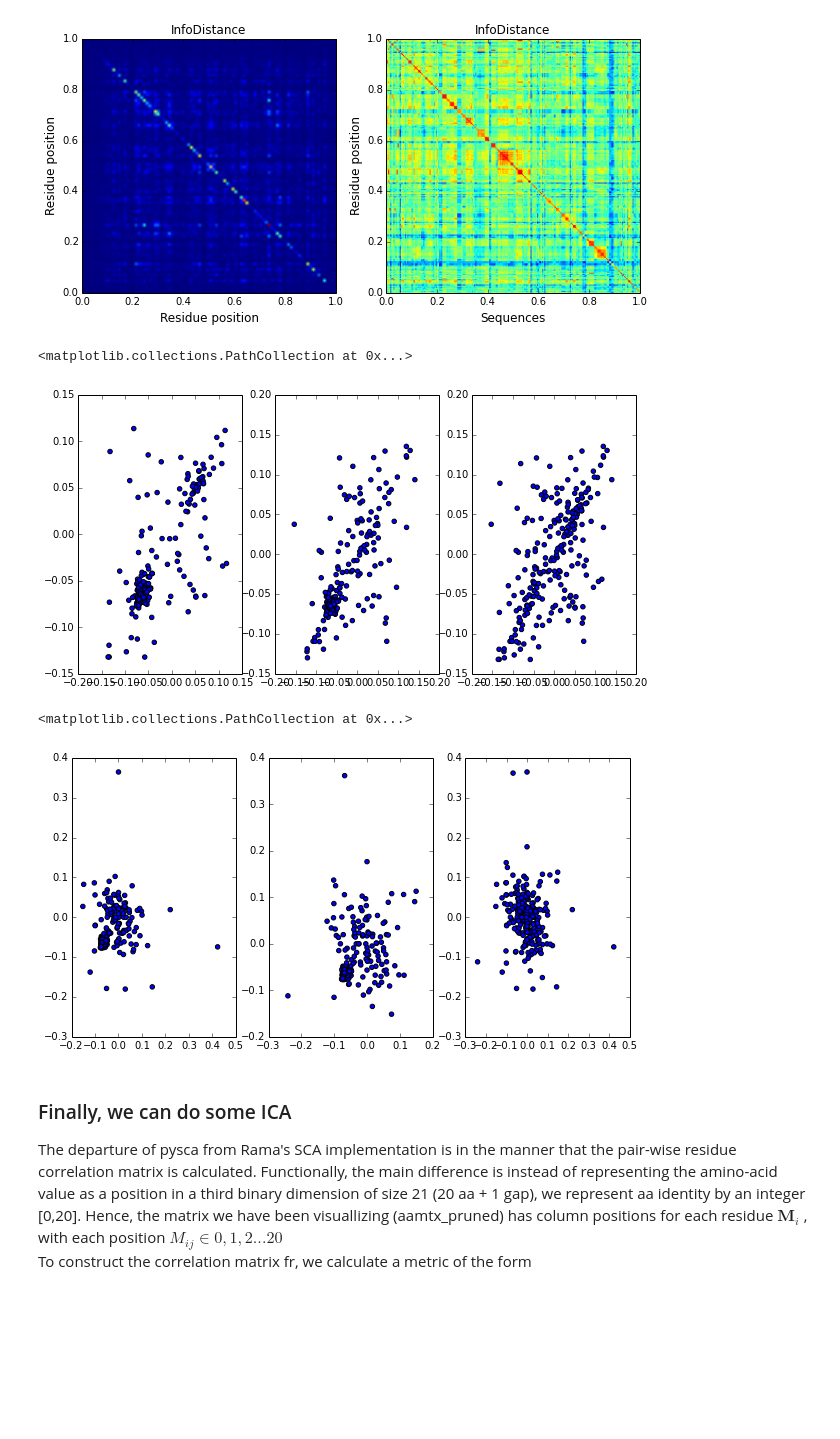
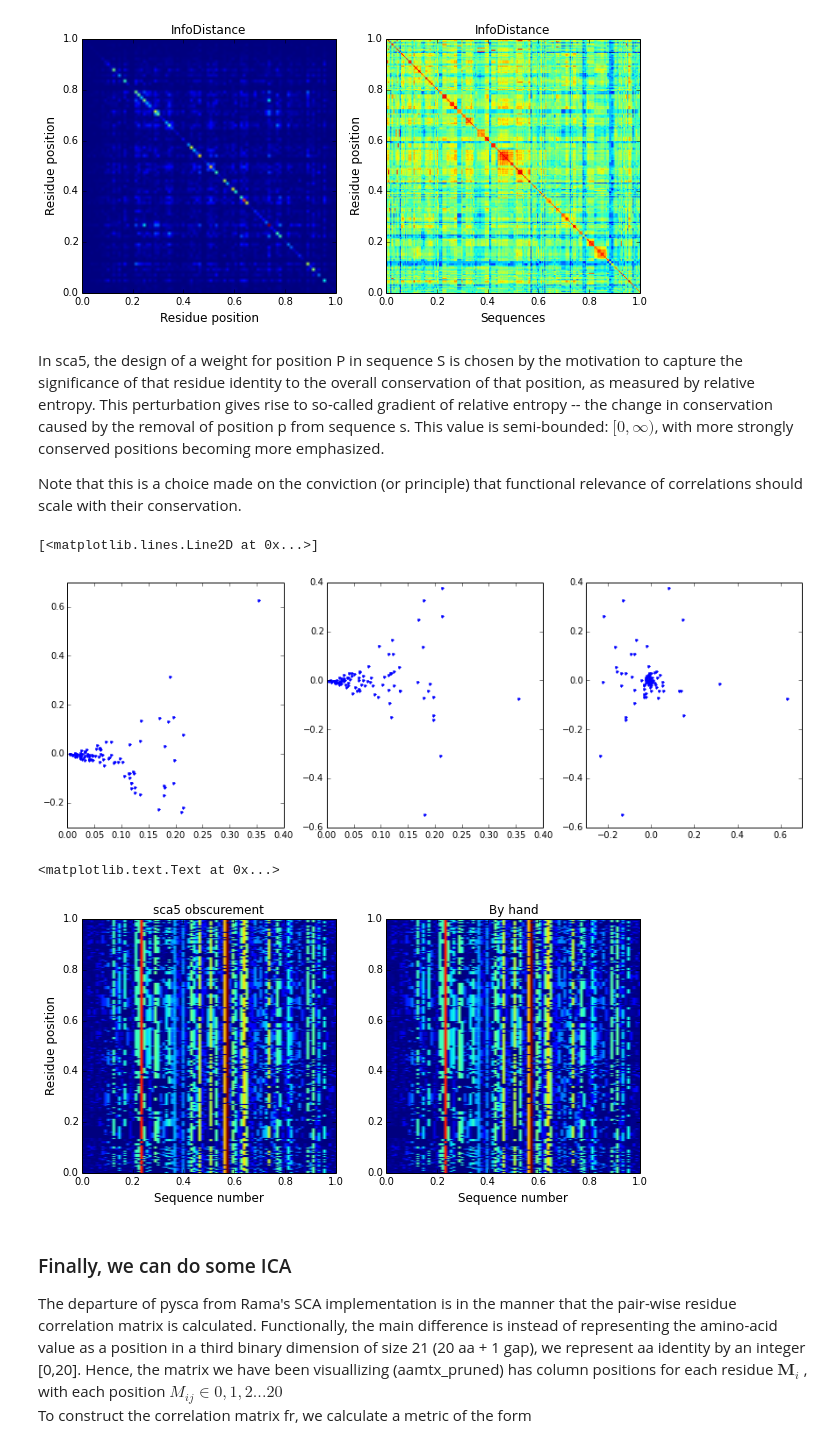
Before and after one commit to kmdalton/scaled, a Jupyter notebook: pyscaTutorial.ipynb, the cells around one changed output. Saved outputs shown, nothing was run; the diff lists cells and outputs as text; code cells hidden in the pictures; blank space fills up the shorter version.

```diff
--- a/pyscaTutorial.ipynb
+++ b/pyscaTutorial.ipynb
@@ -181,7 +181,7 @@ These small changes in entropy introduce uncertainty that will propogate through
 if debugmode:
     reload(fullmsa)
 
-Cp,Cs = fullmsa.sca5(aamtx_pruned,BGQ[:-1])
+Cp,Cs,pwX = fullmsa.sca5(aamtx_pruned,BGQ[:-1])
 
 
 f,(ax1,ax2) = subplots(1,2,figsize=[10,5])
@@ -196,36 +196,54 @@ ax2.set_title('InfoDistance', size=12)
 # %% [output]
 <matplotlib.text.Text at 0x...>
 [figure]
+# %% [markdown]
+In sca5, the design of a weight for position P in sequence S is chosen by the motivation to capture the significance of that residue identity to the overall conservation of that position, as measured by relative entropy. This perturbation gives rise to so-called gradient of relative entropy -- the change in conservation caused by the removal of position p from sequence s. This value is semi-bounded: $[0,\infty)$, with more strongly conserved positions becoming more emphasized.
+
+Note that this is a choice made on the conviction (or principle) that functional relevance of correlations should scale with their conservation.
 # %%
-w,v = np.linalg.eigh(Cs)
+w,v = np.linalg.eigh(Cp)
 
-idx = w.argsort()
+idx = argsort(w)
 idx = idx[::-1]
 
-# dimensions to scatter plot
-i1 = 0
-i2 = 1
-i3 = 2
-
-f,(ax1,ax2,ax3) = subplots(1,3,figsize=[10,5])
-ax1.scatter(v[:,idx[i1]],v[:,idx[i2]])
-ax2.scatter(v[:,idx[i1]],v[:,idx[i3]])
-ax3.scatter(v[:,idx[i2]],v[:,idx[i3]])
+f,(ax1,ax2,ax3) = subplots(1,3,figsize=[15,5])
+ax1.plot(v[:,idx[0]],v[:,idx[1]],linestyle='',marker='.')
+ax2.plot(v[:,idx[0]],v[:,idx[2]],linestyle='',marker='.')
+ax3.plot(v[:,idx[1]],v[:,idx[2]],linestyle='',marker='.')
 # %% [output]
-<matplotlib.collections.PathCollection at 0x...>
+[<matplotlib.lines.Line2D at 0x...>]
-[figure, old version]
+[figure, new version]
-# %%
-w,v = np.linalg.eigh(Cs)
-
-# dimensions to scatter plot
-i1 = 0
-i2 = 1
-i3 = 2
-
-f,(ax1,ax2,ax3) = subplots(1,3,figsize=[10,5])
-ax1.scatter(v[:,idx[-i1]],v[:,idx[-i2]])
-ax2.scatter(v[:,idx[-i1]],v[:,idx[-i3]])
-ax3.scatter(v[:,idx[-i2]],v[:,idx[-i3]])
-# %% [output]
-<matplotlib.collections.PathCollection at 0x...>
-[figure, removed]
+# %%
+# Lets see if we understand the matrix calculation...
+x3d = fullmsa.binMatrix3D(aamtx_pruned)
+nseq,npos,naa = x3d.shape
+mtx3d_mat = np.reshape(x3d.transpose(2,1,0),(naa*npos,nseq),order='F')
+
+f1_v =np.sum(mtx3d_mat.T,axis=0)/nseq
+
+Wx,W = fullmsa.weightMatrix(x3d,BGQ[:-1])
+
+# Recalculate using only statiscal coupling energy of every position for every amino acid (W)
+# and the 3D binary representation.
+pwX2 = np.zeros(pwX.shape)
+for s in range(nseq):
+    for p in range(npos):
+        curnorm = 0
+        for a in range(20):
+
+            pwX2[s,p] = pwX2[s,p] + W[p,a]*W[p,a]*f1_v[p*naa+a]*x3d[s,p,a]
+            curnorm += (W[p,a]*f1_v[p*naa+a])**2
+        if (curnorm > 0): pwX2[s,p] = pwX2[s,p]/(np.sum(curnorm)**.5)
+
+
+f,(ax1,ax2) = subplots(1,2,figsize=[10,5])
+ax1.imshow(pwX,extent=[0,1,0,1])
+ax1.set_xlabel('Sequence number', size=12)
+ax1.set_ylabel('Residue position', size=12)
+ax1.set_title('sca5 obscurement', size=12)
+ax2.imshow(pwX2,extent=[0,1,0,1])
+ax2.set_xlabel('Sequence number', size=12)
+ax2.set_title('By hand', size=12)
+# %% [output]
+<matplotlib.text.Text at 0x...>
+[figure, added]
```
Also changed, not shown: parts of 4 cells of this notebook.
